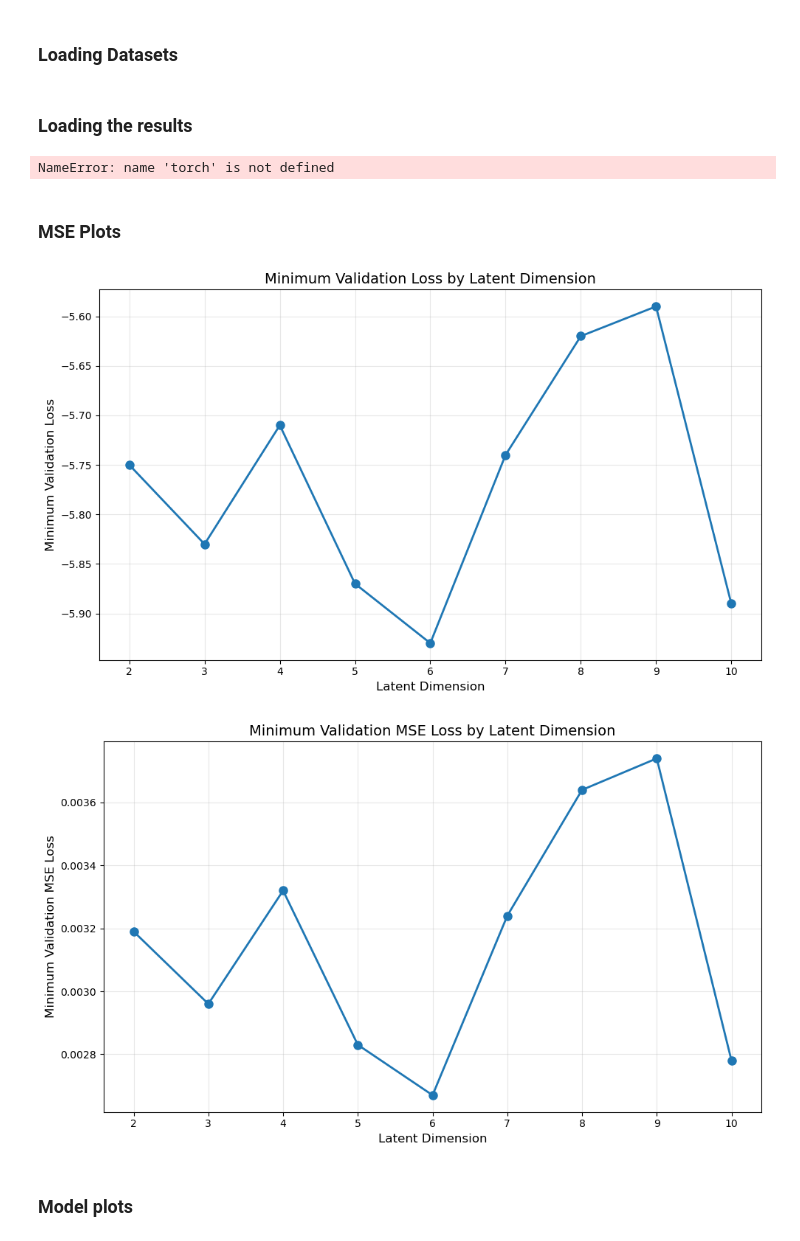
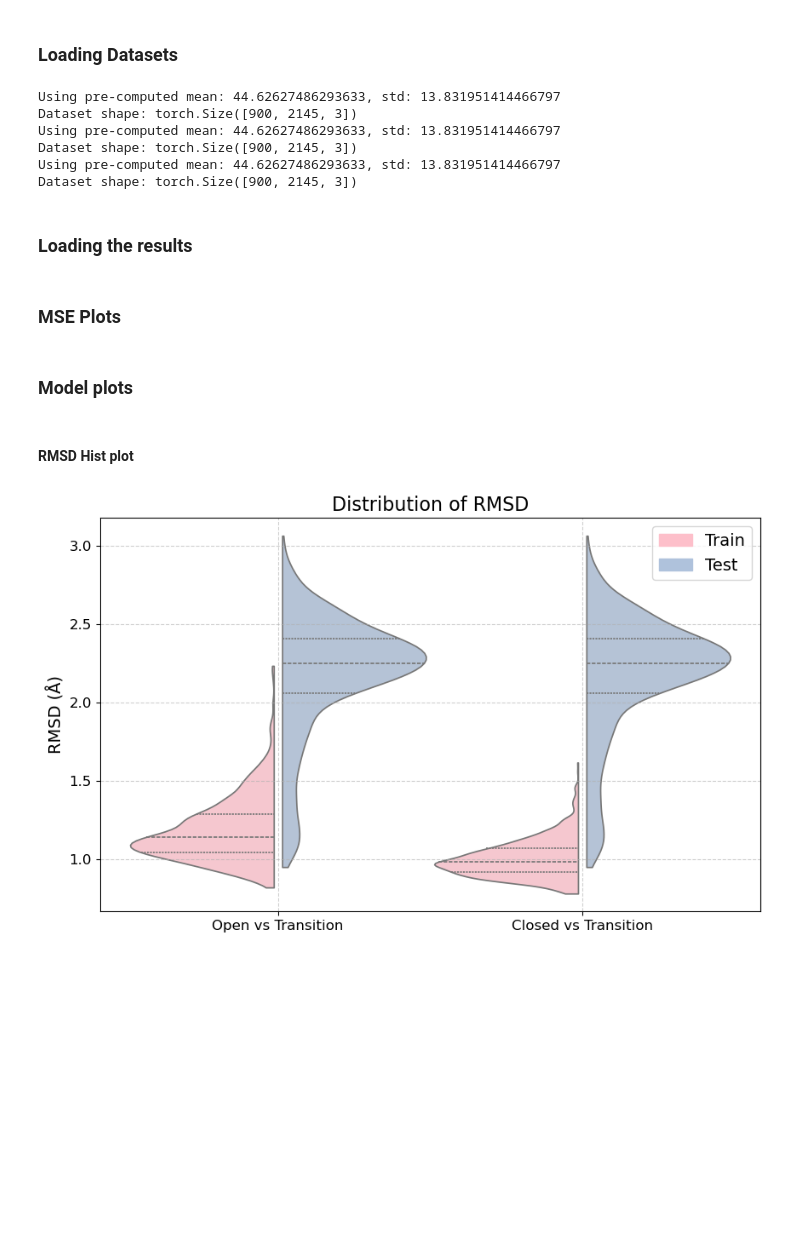
Before and after one commit to briandaniel14/molearn, a Jupyter notebook: analysis/cnn_multi_dim.ipynb, the cells around one changed output. Saved outputs shown, nothing was run; the diff lists cells and outputs as text; code cells hidden in the pictures; blank space fills up the shorter version.

```diff
--- a/analysis/cnn_multi_dim.ipynb
+++ b/analysis/cnn_multi_dim.ipynb
@@ -25,36 +24,44 @@ ModuleNotFoundError: No module named 'biobox'
 ### Loading Datasets
 # %%
 atoms = ["N", "CA", "C", "O", 'CB']
+
 mean = json.load(open("data_statistics.json"))["mean"]
 std = json.load(open("data_statistics.json"))["std"]
 
 data_closed = PDBData(
-    filename=["./data/MurD_closed.pdb"],
+    filename=["../data/MurD_closed.pdb"],
     atoms=atoms,
     fix_terminal=True,
 )
 _ = data_closed.prepare_dataset(mean=mean, std=std)
 
 data_open = PDBData(
-    filename=["./data/MurD_open.pdb"],
+    filename=["../data/MurD_open.pdb"],
     atoms=atoms,
     fix_terminal=True,
 )
 _ = data_open.prepare_dataset(mean=mean, std=std)
 
 data_test = PDBData(
-    filename=["./data/MurD_closed_apo.pdb"],
+    filename=["../data/MurD_closed_apo.pdb"],
     atoms=atoms,
     fix_terminal=True,
 )
 _ = data_test.prepare_dataset(mean=mean, std=std)
+# %% [output]
+Using pre-computed mean: 44.62627486293633, std: 13.831951414466797
+Dataset shape: torch.Size([900, 2145, 3])
+Using pre-computed mean: 44.62627486293633, std: 13.831951414466797
+Dataset shape: torch.Size([900, 2145, 3])
+Using pre-computed mean: 44.62627486293633, std: 13.831951414466797
+Dataset shape: torch.Size([900, 2145, 3])
 # %% [markdown]
 ### Loading the results
 # %%
 log_dfs = {}
 min_valid_losses = {}
 min_valid_mse_losses = {}
-converged_checkpoints = {}
+models = {}
 
 base_path = r"../results/20251128_172209/cnn_multi_dim"
 
@@ -68,9 +75,22 @@ for n in range(2, 11):
     min_valid_mse_losses[n] = min(log_dfs[n].valid_mse_loss)
 
     checkpoint_path = Path(f"{base_path}/{n}/checkpoint_converged.ckpt")
-    converged_checkpoints[n] = torch.load(checkpoint_path, map_location=device, weights_only=False)
+    checkpoint = torch.load(checkpoint_path, map_location=device, weights_only=False)
+
+    model = AutoEncoder(latent_z=n)
+    model.load_state_dict(checkpoint['model_state_dict'])
+
+    models[n] = model
+
+MA = MolearnAnalysis()
+MA.batch_size = 16
+MA.processes = 4
+
+MA.set_dataset(data=data_open, key="train_open")
+MA.set_dataset(data=data_closed, key="train_closed")
+MA.set_dataset(data=data_test, key="test_trans")
+
+MA.set_network(model[2])
-# %% [output]
-NameError: name 'torch' is not defined
 # %% [markdown]
 ### MSE Plots
 # %%
@@ -93,8 +113,24 @@ plt.title('Minimum Validation MSE Loss by Latent Dimension', fontsize=14)
 plt.grid(alpha=0.3)
 plt.tight_layout()
 plt.show()
-# %% [output]
-[figure, removed]
-[figure, removed]
 # %% [markdown]
 ### Model plots
+# %% [markdown]
+#### RMSD Hist plot
+# %%
+rmsd_train_open = MA.get_error('train_open')
+rmsd_train_closed = MA.get_error('train_closed')
+rmsd_test_trans = MA.get_error('test_trans')
+
+rmsd_plot_data = [
+    ("train_open", "test_trans", "Open vs Transition", "train", "test"),
+    ("train_closed", "test_trans", "Closed vs Transition", "train", "test"),
+]
+
+plot_rmsd_hist(
+    MA,
+    plot_data=rmsd_plot_data,
+    dpi=150,
+)
+# %% [output]
+[figure, added]
```
Also changed, not shown: parts of 9 cells of this notebook, 3 other files.
